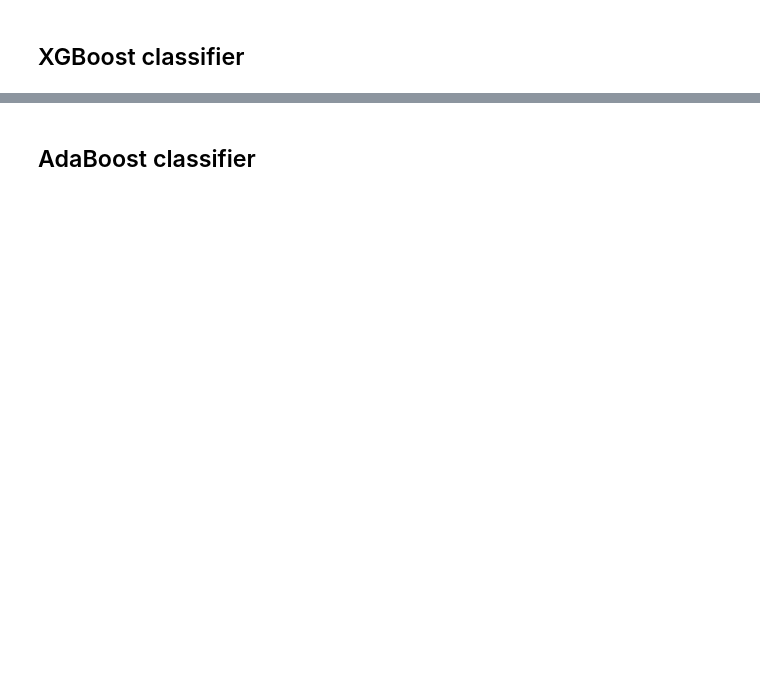
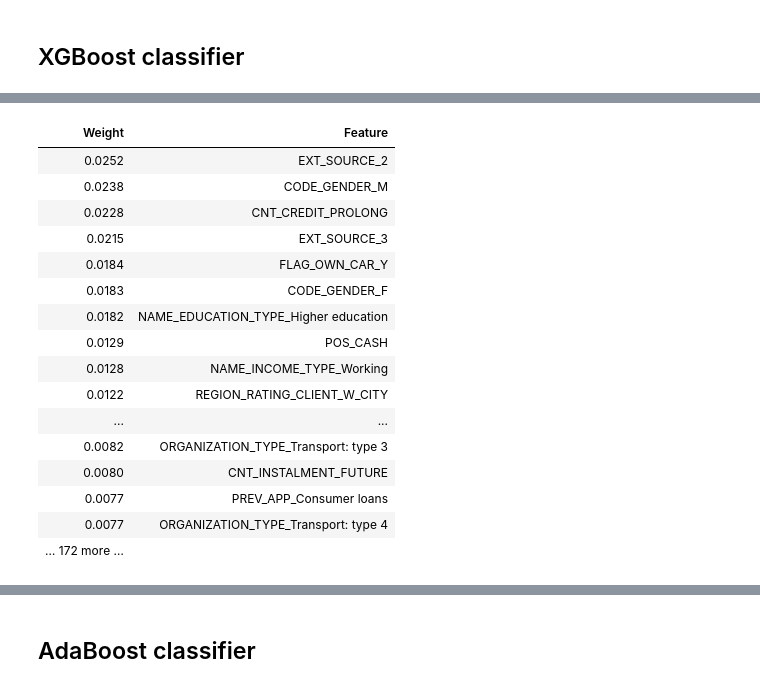
Before and after one commit to Gedas-LT/kaggle-home-credit, a Jupyter notebook: notebook.ipynb, the cells around one changed output, grey strips where cells are left out. Saved outputs shown, nothing was run; the diff lists cells and outputs as text; code cells hidden in the pictures; blank space fills up the shorter version.

```diff
--- a/notebook.ipynb
+++ b/notebook.ipynb
@@ -1002,3 +1065,37 @@ Cross-validation score: 0.76286
+# %%
+# Dataframe with all additional columns from custom transfomers used in XGBClassifier pipeline.
+
+xgboost_df = X_train.copy()
+
+xgboost_df = prev_credit_type_counter(input_df=xgboost_df, previous_application_df=previous_application)
+# %%
+# Steps for getting names of features used in ELI5.
+
+features_before_ohe = xgboost_pipe.named_steps["preprocessor"].transformers_[0][2]
+xgboost_features = xgboost_pipe.named_steps["preprocessor"].named_transformers_["cat_transformer"].get_feature_names_out(features_before_ohe).tolist()
+remainder_features_indexes = xgboost_pipe.named_steps["preprocessor"].transformers_[1][2]
+remainder_features = xgboost_df.columns[remainder_features_indexes]
+xgboost_features.extend(remainder_features)
+# %%
+eli5.explain_weights(xgboost_pipe.named_steps["model"], top=30, feature_names=xgboost_features)
+# %% [output]
+| Weight | Feature |
+| 0.0252 | EXT_SOURCE_2 |
+| 0.0238 | CODE_GENDER_M |
+| 0.0228 | CNT_CREDIT_PROLONG |
+| 0.0215 | EXT_SOURCE_3 |
+| 0.0184 | FLAG_OWN_CAR_Y |
+| 0.0183 | CODE_GENDER_F |
+| 0.0182 | NAME_EDUCATION_TYPE_Higher education |
+| 0.0129 | POS_CASH |
+| 0.0128 | NAME_INCOME_TYPE_Working |
+| 0.0122 | REGION_RATING_CLIENT_W_CITY |
+| ... | ... |
+| 0.0082 | ORGANIZATION_TYPE_Transport: type 3 |
+| 0.0080 | CNT_INSTALMENT_FUTURE |
+| 0.0077 | PREV_APP_Consumer loans |
+| 0.0077 | ORGANIZATION_TYPE_Transport: type 4 |
+| … 172 more … |  |
 # %%
 %%time
 
```
Also changed, not shown: parts of 38 cells of this notebook, 1 other file.
